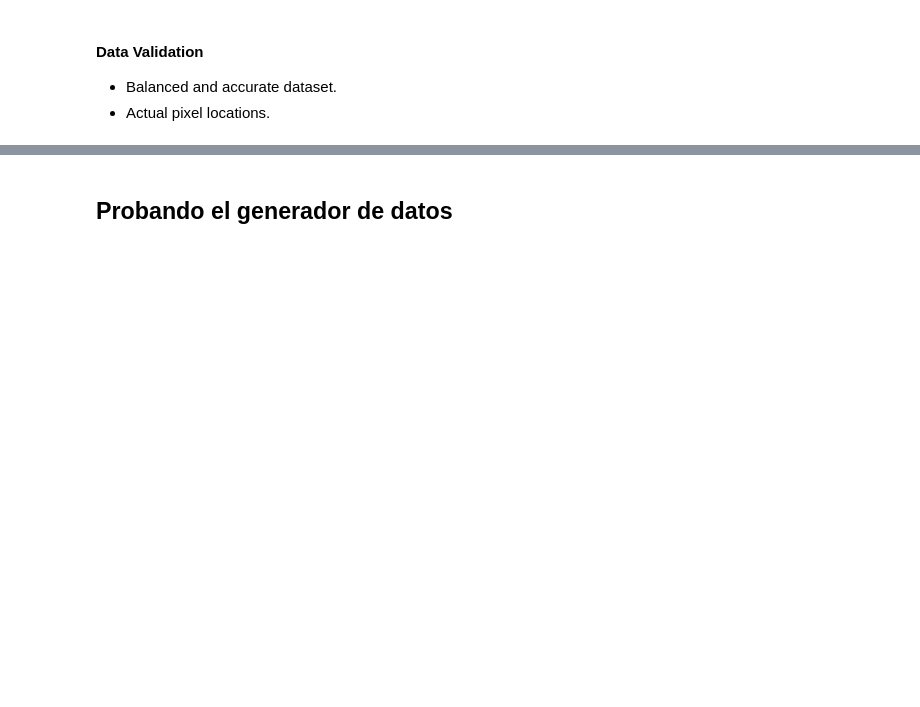
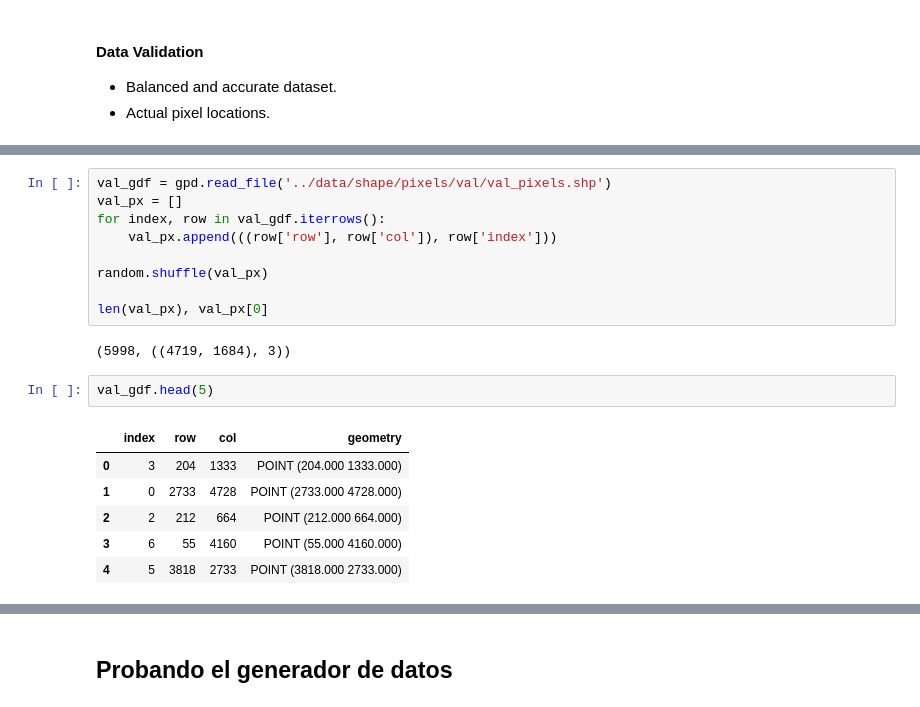
Before and after one commit to steven-martinez-c/soil_desertification, a Jupyter notebook: notebooks/6_train_model_landsat.ipynb, the cells around one changed output, grey strips where cells are left out. Cells and saved outputs as stored; diff of their text form; blank space fills up the shorter version.

```diff
--- a/notebooks/6_train_model_landsat.ipynb
+++ b/notebooks/6_train_model_landsat.ipynb
@@ -169,3 +187,23 @@ locations_of_pixels(labels=labels_image, locations=label_locations, colors=color
+# %%
+val_gdf = gpd.read_file('../data/shape/pixels/val/val_pixels.shp')
+val_px = []
+for index, row in val_gdf.iterrows():
+    val_px.append(((row['row'], row['col']), row['index']))
+
+random.shuffle(val_px)
+
+len(val_px), val_px[0]
+# %% [output]
+(5998, ((4719, 1684), 3))
+# %%
+val_gdf.head(5)
+# %% [output]
+|  | index | row | col | geometry |
+| 0 | 3 | 204 | 1333 | POINT (204.000 1333.000) |
+| 1 | 0 | 2733 | 4728 | POINT (2733.000 4728.000) |
+| 2 | 2 | 212 | 664 | POINT (212.000 664.000) |
+| 3 | 6 | 55 | 4160 | POINT (55.000 4160.000) |
+| 4 | 5 | 3818 | 2733 | POINT (3818.000 2733.000) |
 # %%
 import gc
 gc.collect()
```
Also changed, not shown: parts of 40 cells of this notebook, 4 other files.
